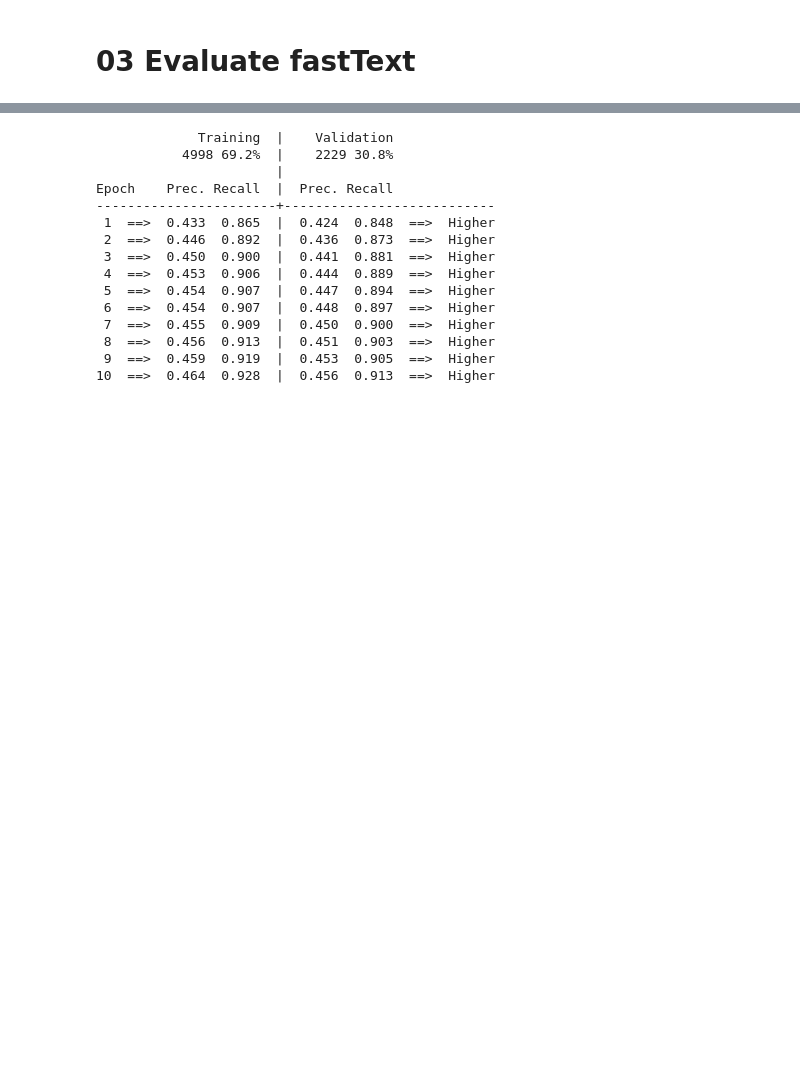
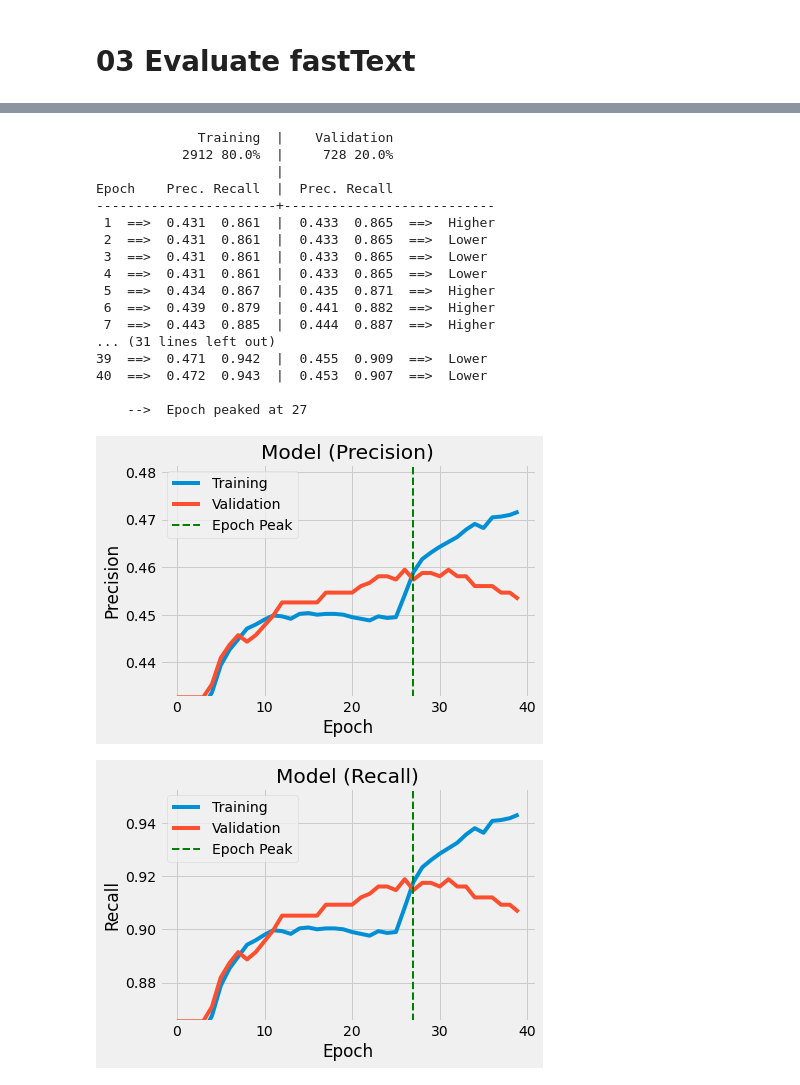
Before and after one commit to Kofoedsan/Python-TrustpilotPredict, a Jupyter notebook: 03_evaluate_fasttext.ipynb, the cells around one changed output, grey strips where cells are left out. Cells and saved outputs as stored; diff of their text form; code cells hidden in the pictures; blank space fills up the shorter version.

Commit message:
created a function to split a dataset up into a training- and validationfile

```diff
--- a/03_evaluate_fasttext.ipynb
+++ b/03_evaluate_fasttext.ipynb
@@ -13,4 +15,13 @@ from tqdm.notebook import tqdm
 
 import matplotlib.pyplot as plt
 plt.style.use('fivethirtyeight')
+# %%
+# Funktion til at splitte et datasæt op til hhv. train og validation
+def split_csv_file(file, weight):
+    csv = pd.read_csv('./data/' + file + '.csv')
+
+    train, valid = np.split(csv.sample(frac=1), [int(weight*len(csv))])
+
+    np.savetxt('./data/'+file+'.train', train, delimiter=',', fmt='%s')
+    np.savetxt('./data/'+file+'.valid', valid, delimiter=',', fmt='%s')
 # %%
@@ -18,14 +29,14 @@ plt.style.use('fivethirtyeight')
 def to_perc(a, b):
     return a / (a+b) * 100
 # %%
-# Funktion til at returnére den mest optimale epoch iteration af datasættet
+# Funktion til at finde den mest optimale epoch iteration af datasættet
 def model_trainer():
     models_train = []
     models_valid = []
     peak_epoch = 0
     peak_value = 0.0
 
-    with tqdm(total=epoch+1) as progress:
+    with tqdm(total=epoch) as progress:
         for i in range(1, epoch+1):
             progress.update(1)
 
@@ -61,7 +72,7 @@ def model_trainer():
 # %%
 # Visualisér modellen via plotting
 def model_plot(title, i, model_valid_epoch, models_train, models_valid):
-    threshold = 0.2
+    threshold = 0.0
     y_range_min = min([y[i] for y in models_valid if y[i] > threshold])
     y_range_max = max([y[i] for y in models_train if y[i] > threshold])
 
@@ -78,32 +89,42 @@ def model_plot(title, i, model_valid_epoch, models_train, models_valid):
     return plt.show()
 # %%
 # Træn modellen ud fra givne parameter
-data_train = './data/test.train'
-data_valid = './data/test.valid'
-epoch      = 30
-lr         = 0.2
+file = 'sklearn'
+
+epoch      = 40
+lr         = 0.1
 wordNgrams = 2
 bucket     = 20000
 dim        = 100
 loss       = 'ova'
+
 top_labels = 2
+data_train = './data/' + file + '.train'
+data_valid = './data/' + file + '.valid'
+
+weight     = 0.8
+split_csv_file(file, weight)
 
 mt = model_trainer()
 model_plot('Precision', 1, mt[0], mt[1], mt[2])
 model_plot('Recall', 2, mt[0], mt[1], mt[2])
 # %% [output]
              Training  |    Validation
-           4998 69.2%  |    2229 30.8%
+           2912 80.0%  |     728 20.0%
                        |
 Epoch    Prec. Recall  |  Prec. Recall
 -----------------------+---------------------------
- 1  ==>  0.433  0.865  |  0.424  0.848  ==>  Higher
- 2  ==>  0.446  0.892  |  0.436  0.873  ==>  Higher
- 3  ==>  0.450  0.900  |  0.441  0.881  ==>  Higher
- 4  ==>  0.453  0.906  |  0.444  0.889  ==>  Higher
- 5  ==>  0.454  0.907  |  0.447  0.894  ==>  Higher
- 6  ==>  0.454  0.907  |  0.448  0.897  ==>  Higher
- 7  ==>  0.455  0.909  |  0.450  0.900  ==>  Higher
- 8  ==>  0.456  0.913  |  0.451  0.903  ==>  Higher
- 9  ==>  0.459  0.919  |  0.453  0.905  ==>  Higher
-10  ==>  0.464  0.928  |  0.456  0.913  ==>  Higher
+ 1  ==>  0.431  0.861  |  0.433  0.865  ==>  Higher
+ 2  ==>  0.431  0.861  |  0.433  0.865  ==>  Lower
+ 3  ==>  0.431  0.861  |  0.433  0.865  ==>  Lower
+ 4  ==>  0.431  0.861  |  0.433  0.865  ==>  Lower
+ 5  ==>  0.434  0.867  |  0.435  0.871  ==>  Higher
+ 6  ==>  0.439  0.879  |  0.441  0.882  ==>  Higher
+ 7  ==>  0.443  0.885  |  0.444  0.887  ==>  Higher
+... (31 lines left out)
+39  ==>  0.471  0.942  |  0.455  0.909  ==>  Lower
+40  ==>  0.472  0.943  |  0.453  0.907  ==>  Lower
+
+    -->  Epoch peaked at 27
+[figure, added]
+[figure, added]
```
Also changed, not shown: parts of 3 cells of this notebook, 5 other files.
